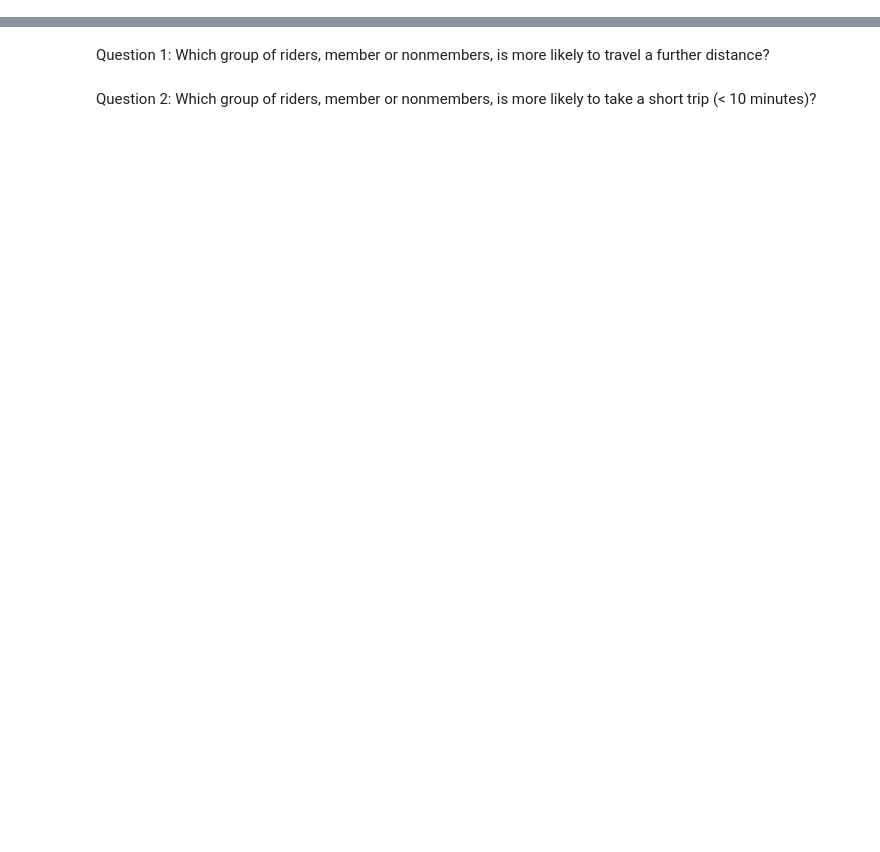
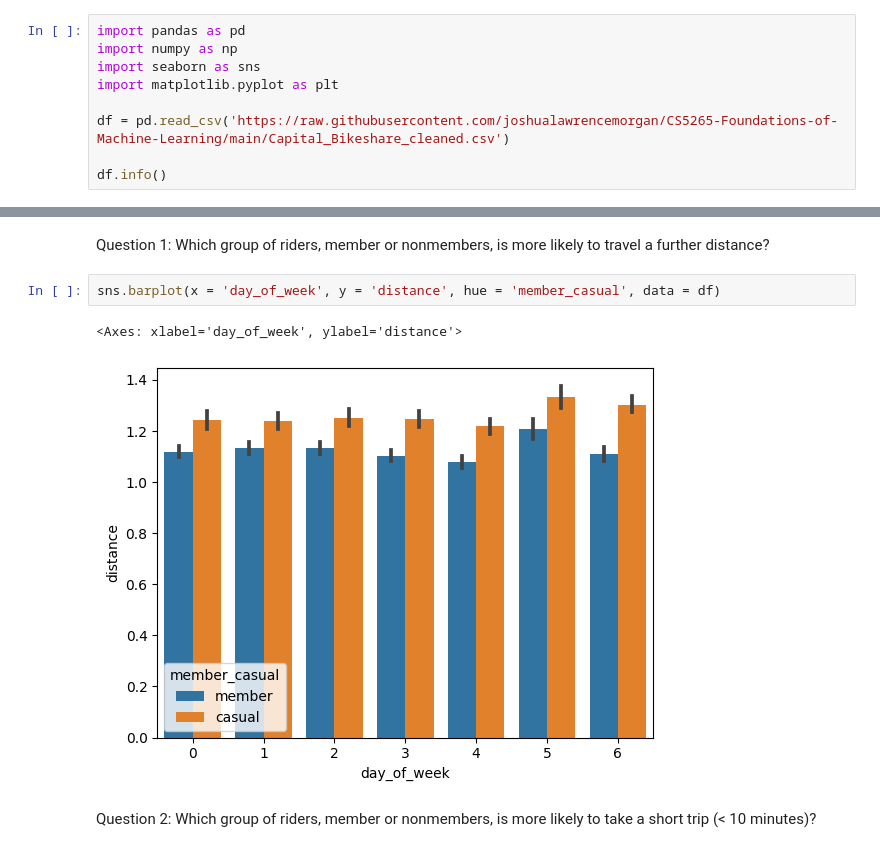
Before and after one commit to joshualawrencemorgan/CS5265-Foundations-of-Machine-Learning, a Jupyter notebook: Capital_Bikeshare_ML_Project.ipynb, the cells around one changed output, grey strips where cells are left out. Drawn from its saved outputs; the diff is of its cells as text; blank space fills up the shorter version.

```diff
--- a/Capital_Bikeshare_ML_Project.ipynb
+++ b/Capital_Bikeshare_ML_Project.ipynb
@@ -65,3 +65,12 @@ ef = df[df['started_at'].between('2023-07-16', '2023-07-29')]
 ef.to_csv('Capital-Bikeshare-Dataset-cleaned.csv')
 # %% [markdown]
 ##Exploratory Data Analysis
+# %%
+import pandas as pd
+import numpy as np
+import seaborn as sns
+import matplotlib.pyplot as plt
+
+df = pd.read_csv('https://raw.githubusercontent.com/joshualawrencemorgan/CS5265-Foundations-of-Machine-Learning/main/Capital_Bikeshare_cleaned.csv')
+
+df.info()
@@ -68,4 +95,9 @@ ef.to_csv('Capital-Bikeshare-Dataset-cleaned.csv')
 # %% [markdown]
 Question 1: Which group of riders, member or nonmembers, is more likely to travel a further distance?
+# %%
+sns.barplot(x = 'day_of_week', y = 'distance', hue = 'member_casual', data = df)
+# %% [output]
+<Axes: xlabel='day_of_week', ylabel='distance'>
+[figure, added]
 # %% [markdown]
 Question 2: Which group of riders, member or nonmembers, is more likely to take a short trip (< 10 minutes)?
```
Also changed, not shown: parts of 3 cells of this notebook.
